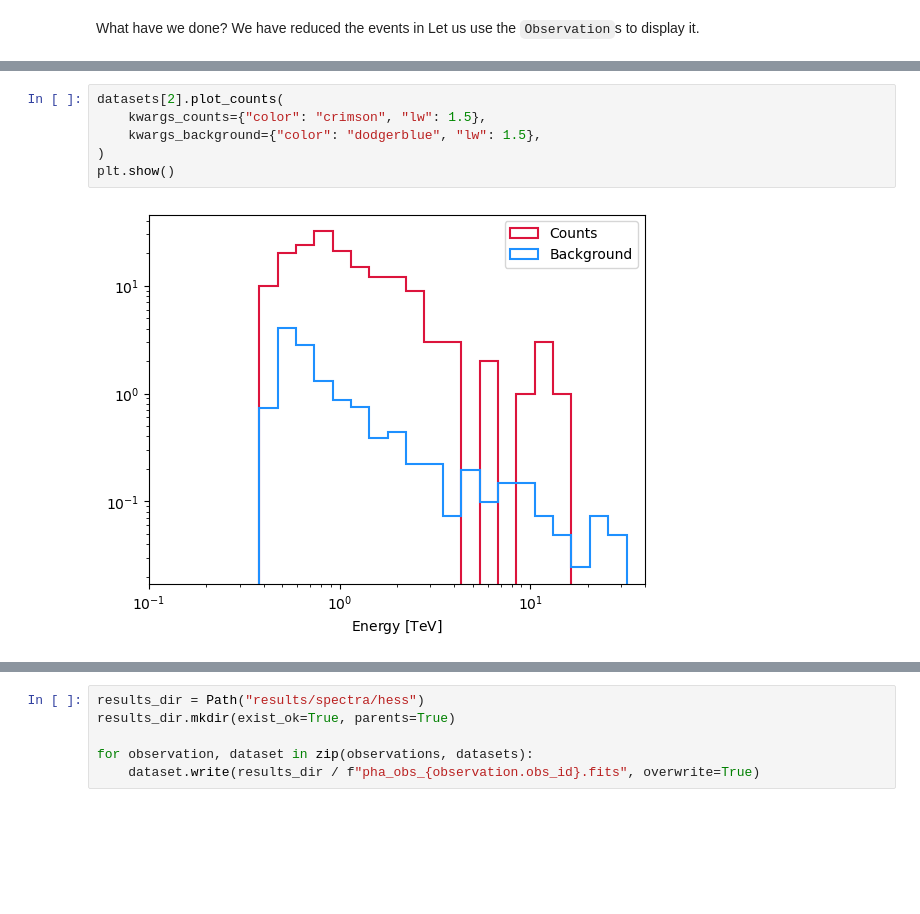
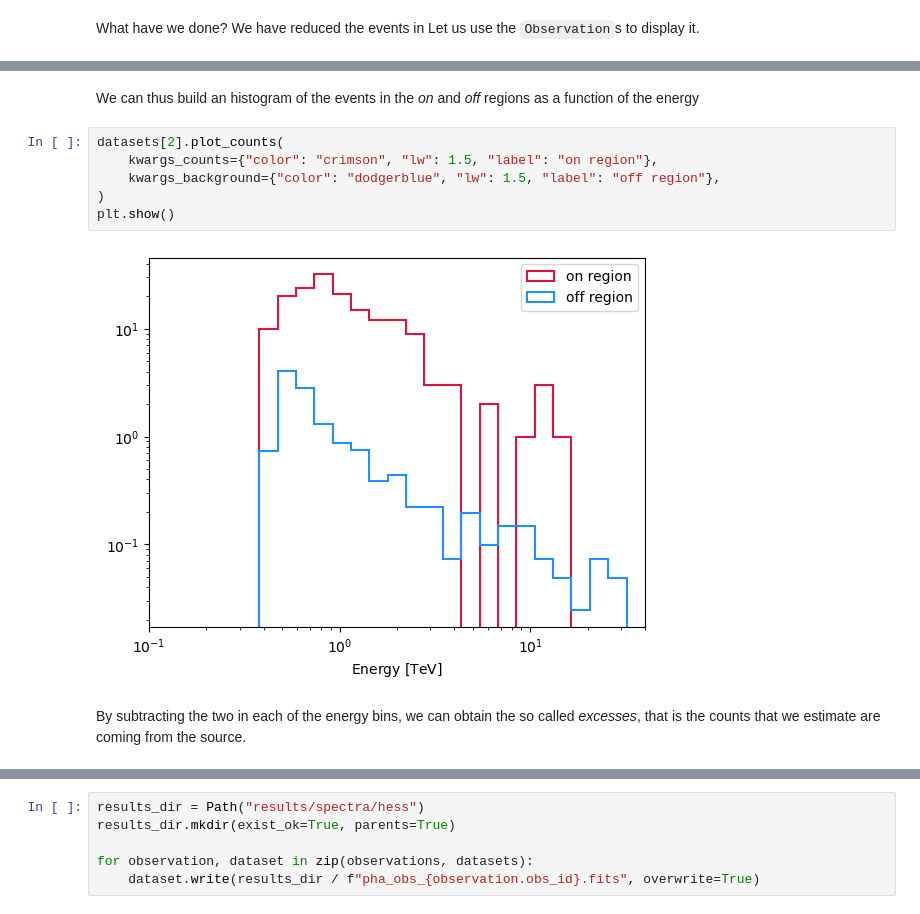
Before and after one commit to datacamp-astro/2023-datacamp-padova, a Jupyter notebook: 5_SED_and_LC_with_gammapy/5_1_data_reduction.ipynb, the cells around one changed output, grey strips where cells are left out. Saved outputs shown, nothing was run; the diff lists cells and outputs as text; blank space fills up the shorter version.

```diff
--- a/5_SED_and_LC_with_gammapy/5_1_data_reduction.ipynb
+++ b/5_SED_and_LC_with_gammapy/5_1_data_reduction.ipynb
@@ -269,8 +205,12 @@ plot_on_off_regions(observations[2])
+# %% [markdown]
+We can thus build an histogram of the events in the _on_ and _off_ regions as a function of the energy
 # %%
 datasets[2].plot_counts(
-    kwargs_counts={"color": "crimson", "lw": 1.5},
-    kwargs_background={"color": "dodgerblue", "lw": 1.5},
+    kwargs_counts={"color": "crimson", "lw": 1.5, "label": "on region"},
+    kwargs_background={"color": "dodgerblue", "lw": 1.5, "label": "off region"},
 )
 plt.show()
 # %% [output]
-[figure, old version]
+[figure, new version]
+# %% [markdown]
+By subtracting the two in each of the energy bins, we can obtain the so called _excesses_, that is the counts that we estimate are coming from the source.
```
Also changed, not shown: parts of 23 cells of this notebook.
